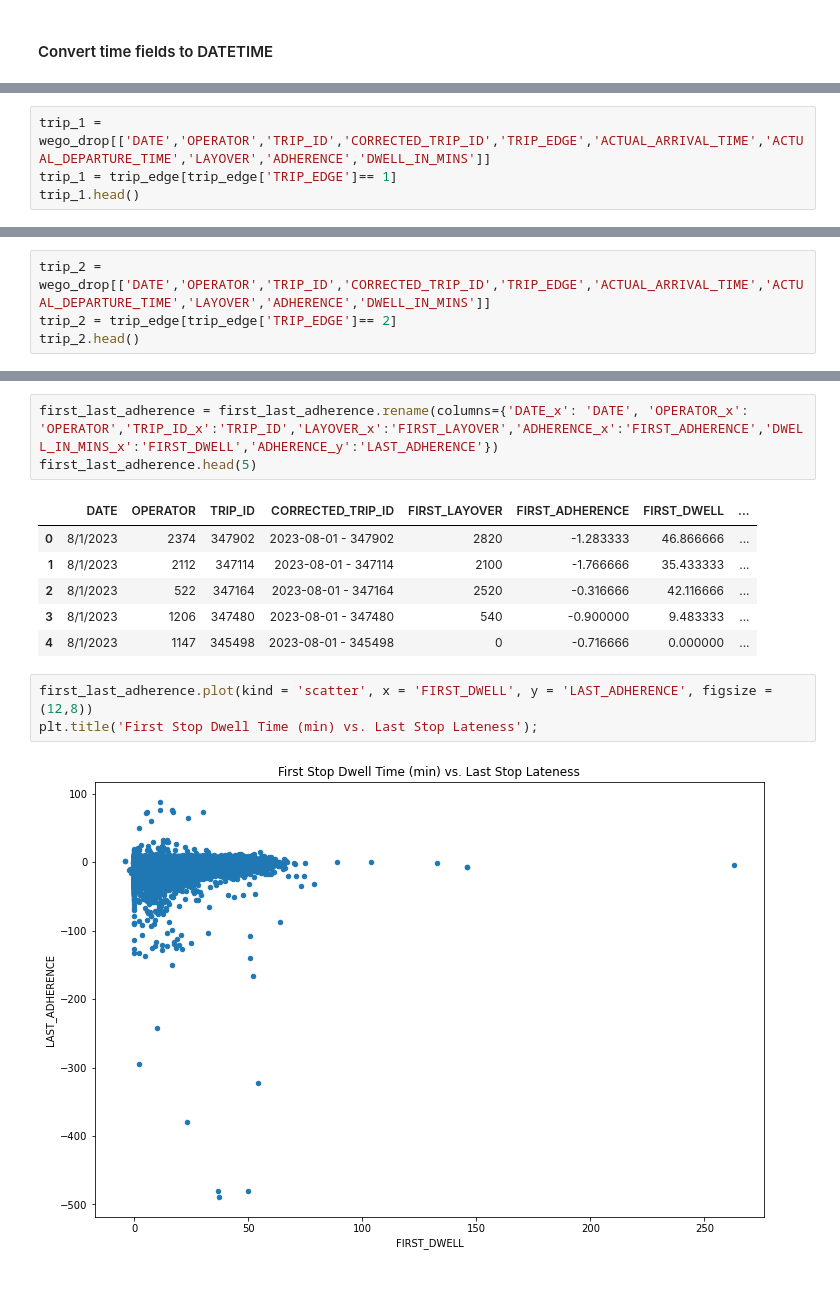
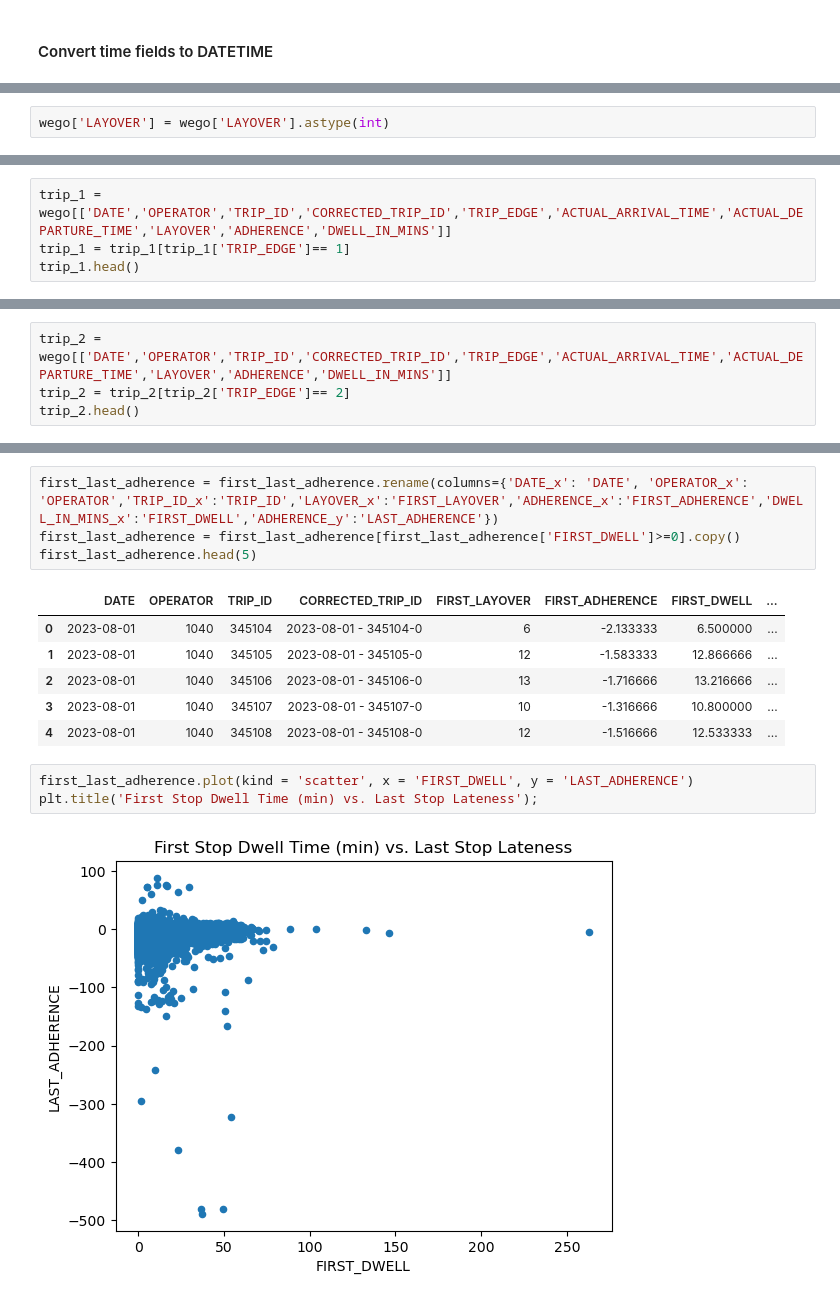
Before and after one commit to ballir27/wego-nashville-bus-adherence, a Jupyter notebook: Notebooks/wego_first_two_new_CSV.ipynb, the cells around one changed output, grey strips where cells are left out. Drawn from its saved outputs; the diff is of its cells as text.

```diff
--- a/Notebooks/wego_first_two_new_CSV.ipynb
+++ b/Notebooks/wego_first_two_new_CSV.ipynb
@@ -34,0 +41,2 @@ wego_drop['ADHERENCE'].isna().sum()
+# %%
+wego['LAYOVER'] = wego['LAYOVER'].astype(int)
@@ -141,6 +79,6 @@ wego_drop[['ACTUAL_ARRIVAL_TIME','ACTUAL_DEPARTURE_TIME','LAYOVER']]
 # %%
-trip_1 = wego_drop[['DATE','OPERATOR','TRIP_ID','CORRECTED_TRIP_ID','TRIP_EDGE','ACTUAL_ARRIVAL_TIME','ACTUAL_DEPARTURE_TIME','LAYOVER','ADHERENCE','DWELL_IN_MINS']]
-trip_1 = trip_edge[trip_edge['TRIP_EDGE']== 1]
+trip_1 = wego[['DATE','OPERATOR','TRIP_ID','CORRECTED_TRIP_ID','TRIP_EDGE','ACTUAL_ARRIVAL_TIME','ACTUAL_DEPARTURE_TIME','LAYOVER','ADHERENCE','DWELL_IN_MINS']]
+trip_1 = trip_1[trip_1['TRIP_EDGE']== 1]
 trip_1.head()
 # %% [output]
 |  | DATE | OPERATOR | TRIP_ID | CORRECTED_TRIP_ID | TRIP_EDGE | ACTUAL_ARRIVAL_TIME | ACTUAL_DEPARTURE_TIME | ... |
@@ -152,6 +90,6 @@ trip_1.head()
 # %%
-trip_2 = wego_drop[['DATE','OPERATOR','TRIP_ID','CORRECTED_TRIP_ID','TRIP_EDGE','ACTUAL_ARRIVAL_TIME','ACTUAL_DEPARTURE_TIME','LAYOVER','ADHERENCE','DWELL_IN_MINS']]
-trip_2 = trip_edge[trip_edge['TRIP_EDGE']== 2]
+trip_2 = wego[['DATE','OPERATOR','TRIP_ID','CORRECTED_TRIP_ID','TRIP_EDGE','ACTUAL_ARRIVAL_TIME','ACTUAL_DEPARTURE_TIME','LAYOVER','ADHERENCE','DWELL_IN_MINS']]
+trip_2 = trip_2[trip_2['TRIP_EDGE']== 2]
 trip_2.head()
 # %% [output]
 |  | DATE | OPERATOR | TRIP_ID | CORRECTED_TRIP_ID | TRIP_EDGE | ACTUAL_ARRIVAL_TIME | ACTUAL_DEPARTURE_TIME | ... |
@@ -183,15 +121,16 @@ first_last_adherence.head()
 # %%
 first_last_adherence = first_last_adherence.rename(columns={'DATE_x': 'DATE', 'OPERATOR_x': 'OPERATOR','TRIP_ID_x':'TRIP_ID','LAYOVER_x':'FIRST_LAYOVER','ADHERENCE_x':'FIRST_ADHERENCE','DWELL_IN_MINS_x':'FIRST_DWELL','ADHERENCE_y':'LAST_ADHERENCE'})
+first_last_adherence = first_last_adherence[first_last_adherence['FIRST_DWELL']>=0].copy()
 first_last_adherence.head(5)
 # %% [output]
 |  | DATE | OPERATOR | TRIP_ID | CORRECTED_TRIP_ID | FIRST_LAYOVER | FIRST_ADHERENCE | FIRST_DWELL | ... |
-| 0 | 8/1/2023 | 2374 | 347902 | 2023-08-01 - 347902 | 2820 | -1.283333 | 46.866666 | ... |
-| 1 | 8/1/2023 | 2112 | 347114 | 2023-08-01 - 347114 | 2100 | -1.766666 | 35.433333 | ... |
-| 2 | 8/1/2023 | 522 | 347164 | 2023-08-01 - 347164 | 2520 | -0.316666 | 42.116666 | ... |
-| 3 | 8/1/2023 | 1206 | 347480 | 2023-08-01 - 347480 | 540 | -0.900000 | 9.483333 | ... |
-| 4 | 8/1/2023 | 1147 | 345498 | 2023-08-01 - 345498 | 0 | -0.716666 | 0.000000 | ... |
+| 0 | 2023-08-01 | 1040 | 345104 | 2023-08-01 - 345104-0 | 6 | -2.133333 | 6.500000 | ... |
+| 1 | 2023-08-01 | 1040 | 345105 | 2023-08-01 - 345105-0 | 12 | -1.583333 | 12.866666 | ... |
+| 2 | 2023-08-01 | 1040 | 345106 | 2023-08-01 - 345106-0 | 13 | -1.716666 | 13.216666 | ... |
+| 3 | 2023-08-01 | 1040 | 345107 | 2023-08-01 - 345107-0 | 10 | -1.316666 | 10.800000 | ... |
+| 4 | 2023-08-01 | 1040 | 345108 | 2023-08-01 - 345108-0 | 12 | -1.516666 | 12.533333 | ... |
 # %%
-first_last_adherence.plot(kind = 'scatter', x = 'FIRST_DWELL', y = 'LAST_ADHERENCE', figsize = (12,8))
+first_last_adherence.plot(kind = 'scatter', x = 'FIRST_DWELL', y = 'LAST_ADHERENCE')
 plt.title('First Stop Dwell Time (min) vs. Last Stop Lateness');
 # %% [output]
-[figure, old version]
+[figure, new version]
```
Also changed, not shown: parts of 38 cells of this notebook.
